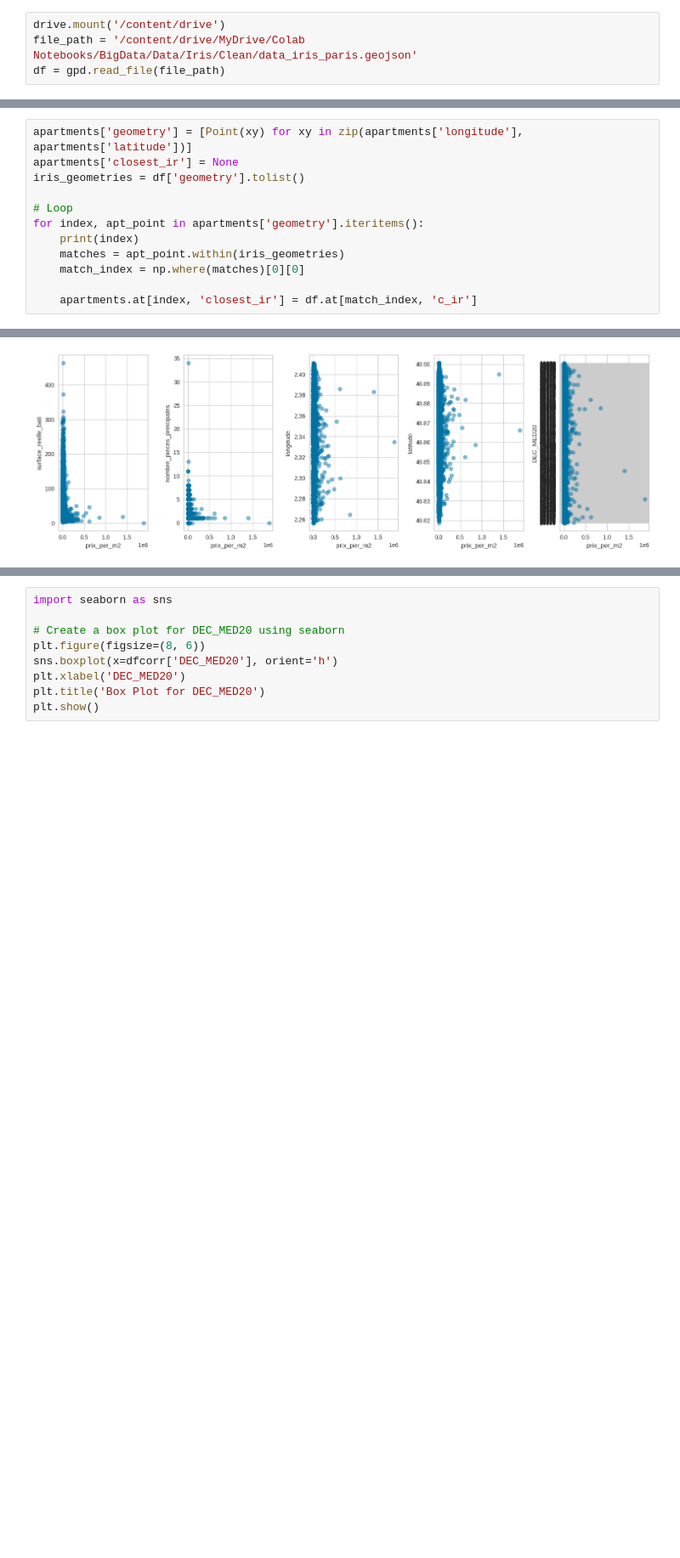
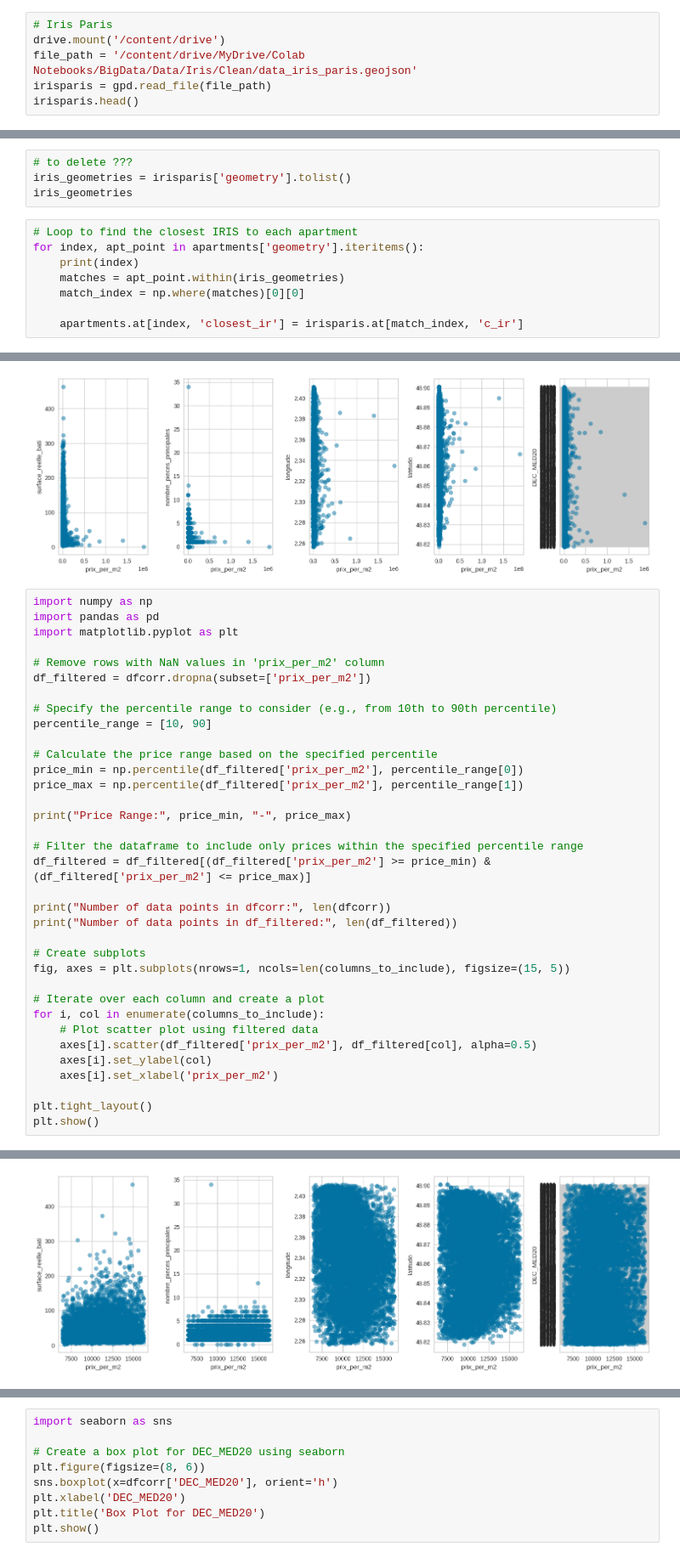
Before and after one commit to arshiataheri/toworkonlater, a Jupyter notebook: Big_Data_course_jan2024.ipynb, the cells around one changed output, grey strips where cells are left out. Shown at 85% size. Drawn from its saved outputs; the diff is of its cells as text; blank space fills up the shorter version.

```diff
--- a/Big_Data_course_jan2024.ipynb
+++ b/Big_Data_course_jan2024.ipynb
@@ -67,7 +47,9 @@ from sklearn.metrics import mean_absolute_error, mean_squared_error, r2_score
 import statsmodels.api as sm
 import statsmodels.formula.api as sma
 # %%
+# Iris Paris
 drive.mount('/content/drive')
 file_path = '/content/drive/MyDrive/Colab Notebooks/BigData/Data/Iris/Clean/data_iris_paris.geojson'
-df = gpd.read_file(file_path)
+irisparis = gpd.read_file(file_path)
+irisparis.head()
 # %% [output]
@@ -224,15 +211,15 @@ print(apartments_gdf)
+# %%
+# to delete ???
+iris_geometries = irisparis['geometry'].tolist()
+iris_geometries
 # %%
-apartments['geometry'] = [Point(xy) for xy in zip(apartments['longitude'], apartments['latitude'])]
-apartments['closest_ir'] = None
-iris_geometries = df['geometry'].tolist()
-
-# Loop
+# Loop to find the closest IRIS to each apartment
 for index, apt_point in apartments['geometry'].iteritems():
     print(index)
     matches = apt_point.within(iris_geometries)
     match_index = np.where(matches)[0][0]
 
-    apartments.at[index, 'closest_ir'] = df.at[match_index, 'c_ir']
+    apartments.at[index, 'closest_ir'] = irisparis.at[match_index, 'c_ir']
 # %% [output]
 Streaming output truncated to the last 5000 lines.
 8212
@@ -563,3 +552,39 @@ plt.tight_layout()
 plt.show()
 # %% [output]
 [figure]
+# %%
+import numpy as np
+import pandas as pd
+import matplotlib.pyplot as plt
+
+# Remove rows with NaN values in 'prix_per_m2' column
+df_filtered = dfcorr.dropna(subset=['prix_per_m2'])
+
+# Specify the percentile range to consider (e.g., from 10th to 90th percentile)
+percentile_range = [10, 90]
+
+# Calculate the price range based on the specified percentile
+price_min = np.percentile(df_filtered['prix_per_m2'], percentile_range[0])
+price_max = np.percentile(df_filtered['prix_per_m2'], percentile_range[1])
+
+print("Price Range:", price_min, "-", price_max)
+
+# Filter the dataframe to include only prices within the specified percentile range
+df_filtered = df_filtered[(df_filtered['prix_per_m2'] >= price_min) & (df_filtered['prix_per_m2'] <= price_max)]
+
+print("Number of data points in dfcorr:", len(dfcorr))
+print("Number of data points in df_filtered:", len(df_filtered))
+
+# Create subplots
+fig, axes = plt.subplots(nrows=1, ncols=len(columns_to_include), figsize=(15, 5))
+
+# Iterate over each column and create a plot
+for i, col in enumerate(columns_to_include):
+    # Plot scatter plot using filtered data
+    axes[i].scatter(df_filtered['prix_per_m2'], df_filtered[col], alpha=0.5)
+    axes[i].set_ylabel(col)
+    axes[i].set_xlabel('prix_per_m2')
+
+plt.tight_layout()
+plt.show()
+# %% [output]
@@ -566,3 +594,4 @@ plt.show()
+[figure, added]
 # %%
 import pandas as pd
 import seaborn as sns
```
Also changed, not shown: parts of 22 cells of this notebook.
